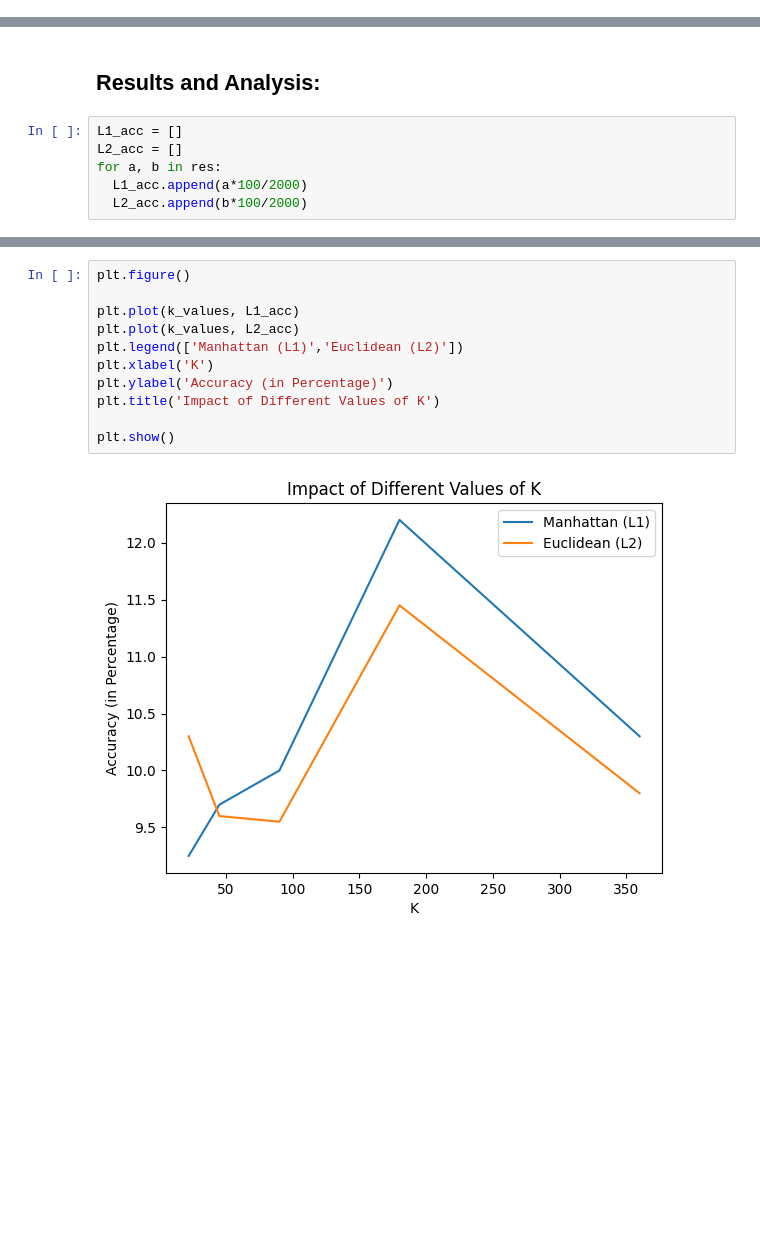
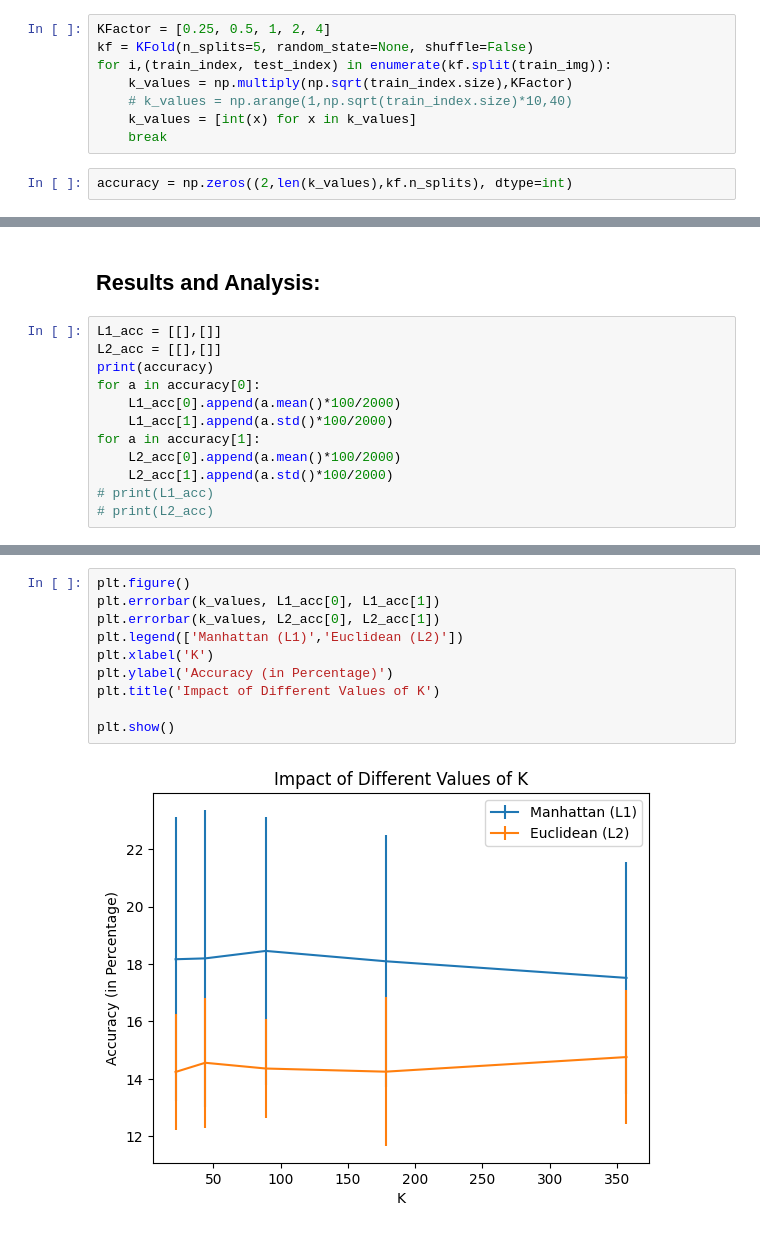
Before and after one commit to Tanbir34872a/CVPR, a Jupyter notebook: Mid/assignment_1_KNN.ipynb, the cells around one changed output, grey strips where cells are left out. Drawn from its saved outputs; the diff is of its cells as text; blank space fills up the shorter version.

```diff
--- a/Mid/assignment_1_KNN.ipynb
+++ b/Mid/assignment_1_KNN.ipynb
@@ -56,4 +58,14 @@ airplane -
 ## Model Building and Evaluation:
 # %%
 random.shuffle(train_img)
+# %%
+KFactor = [0.25, 0.5, 1, 2, 4]
+kf = KFold(n_splits=5, random_state=None, shuffle=False)
+for i,(train_index, test_index) in enumerate(kf.split(train_img)):
+    k_values = np.multiply(np.sqrt(train_index.size),KFactor)
+    # k_values = np.arange(1,np.sqrt(train_index.size)*10,40)
+    k_values = [int(x) for x in k_values]
+    break
+# %%
+accuracy = np.zeros((2,len(k_values),kf.n_splits), dtype=int)
 # %%
@@ -87,8 +98,14 @@ for (i,(train_index, test_index)),k in zip(enumerate(kf.split(train_img)),k_valu
 # %% [markdown]
 ## Results and Analysis:
-# %%
-L1_acc = []
-L2_acc = []
-for a, b in res:
-  L1_acc.append(a*100/2000)
-  L2_acc.append(b*100/2000)
+# %%
+L1_acc = [[],[]]
+L2_acc = [[],[]]
+print(accuracy)
+for a in accuracy[0]:
+    L1_acc[0].append(a.mean()*100/2000)
+    L1_acc[1].append(a.std()*100/2000)
+for a in accuracy[1]:
+    L2_acc[0].append(a.mean()*100/2000)
+    L2_acc[1].append(a.std()*100/2000)
+# print(L1_acc)
+# print(L2_acc)
@@ -95,13 +124,12 @@ for a, b in res:
 # %%
 plt.figure()
-
-plt.plot(k_values, L1_acc)
-plt.plot(k_values, L2_acc)
+plt.errorbar(k_values, L1_acc[0], L1_acc[1])
+plt.errorbar(k_values, L2_acc[0], L2_acc[1])
 plt.legend(['Manhattan (L1)','Euclidean (L2)'])
 plt.xlabel('K')
 plt.ylabel('Accuracy (in Percentage)')
 plt.title('Impact of Different Values of K')
 
 plt.show()
 # %% [output]
-[figure, old version]
+[figure, new version]
```
Also changed, not shown: parts of 5 cells of this notebook.
